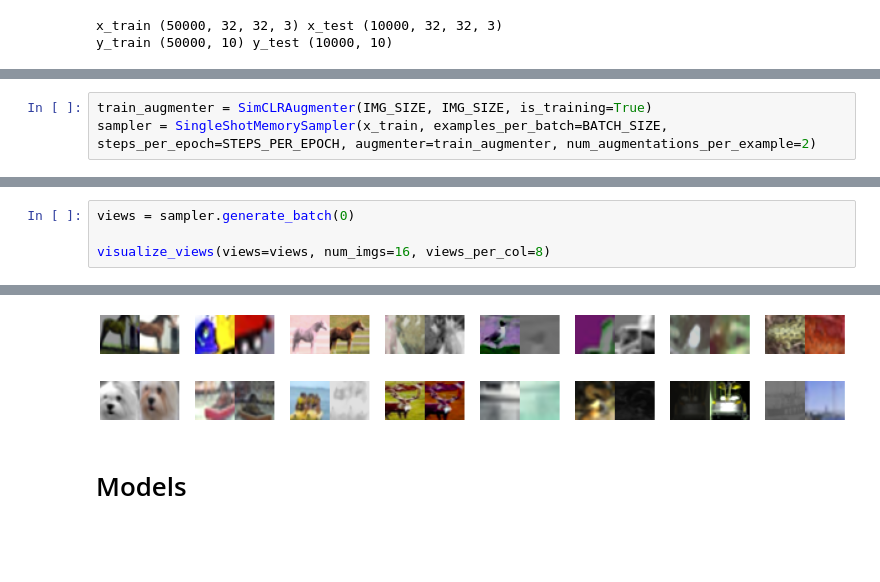
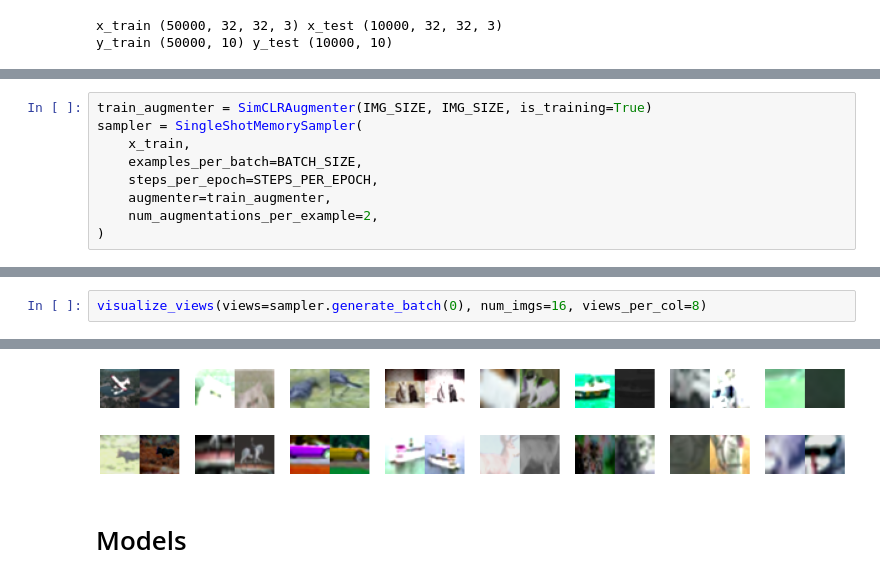
Before and after one commit to tensorflow/similarity, a Jupyter notebook: examples/unsupervised_hello_world.ipynb, the cells around one changed output, grey strips where cells are left out. Drawn from its saved outputs; the diff is of its cells as text; blank space fills up the shorter version.

Commit message:
Small updates to the example notebooks.

```diff
--- a/examples/unsupervised_hello_world.ipynb
+++ b/examples/unsupervised_hello_world.ipynb
@@ -79,5 +72,11 @@ WEIGHT_DECAY = 0.0005
 # %%
 train_augmenter = SimCLRAugmenter(IMG_SIZE, IMG_SIZE, is_training=True)
-sampler = SingleShotMemorySampler(x_train, examples_per_batch=BATCH_SIZE, steps_per_epoch=STEPS_PER_EPOCH, augmenter=train_augmenter, num_augmentations_per_example=2)
+sampler = SingleShotMemorySampler(
+    x_train,
+    examples_per_batch=BATCH_SIZE,
+    steps_per_epoch=STEPS_PER_EPOCH,
+    augmenter=train_augmenter,
+    num_augmentations_per_example=2,
+)
 # %% [output]
 The initial batch size is 128 (128 classes * 1 examples per class) with 2 augmenters
@@ -84,5 +92,3 @@ The initial batch size is 128 (128 classes * 1 examples per class) with 2 augmen
 # %%
-views = sampler.generate_batch(0)
-
-visualize_views(views=views, num_imgs=16, views_per_col=8)
+visualize_views(views=sampler.generate_batch(0), num_imgs=16, views_per_col=8)
 # %% [output]
@@ -89,4 +96,4 @@ visualize_views(views=views, num_imgs=16, views_per_col=8)
-[figure, old version]
+[figure, new version]
 # %% [markdown]
 # Models
 # %% [markdown]
```
Also changed, not shown: parts of 37 cells of this notebook, 1 other file.
